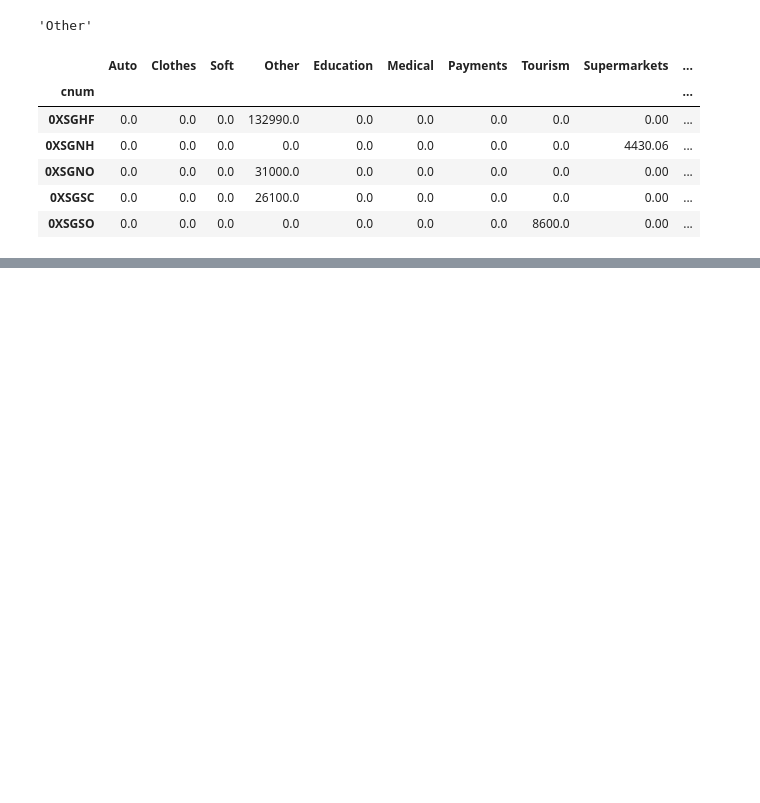
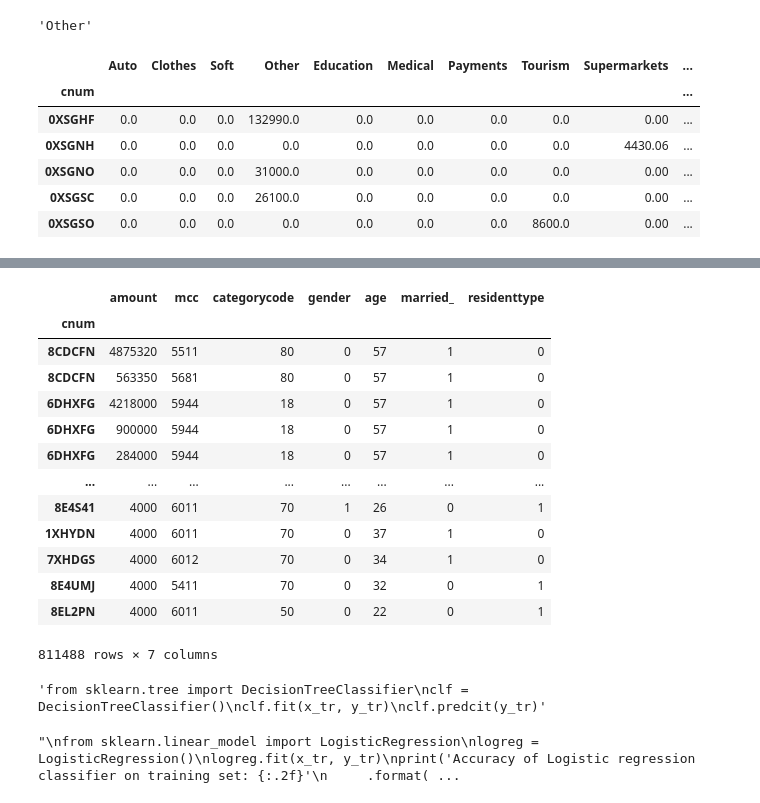
Before and after one commit to qwizor1337/Learning_with_D, a Jupyter notebook: 02/06_02/Вадим_06_02_2021.ipynb, the cells around one changed output, grey strips where cells are left out. Cells and saved outputs as stored; diff of their text form; code cells hidden in the pictures; blank space fills up the shorter version.

```diff
--- a/02/06_02/Вадим_06_02_2021.ipynb
+++ b/02/06_02/Вадим_06_02_2021.ipynb
@@ -338,0 +405,29 @@ transacts.head()
+# %%
+trans_df = pd.read_csv(path+'tr100k.csv', index_col = 0).copy()
+cl_list_df = cl_lst.copy()
+trans_df.drop(['mrchcity', 'mrchname'], axis = 1, inplace = True)
+cl_list_df.gender.replace({'M':0, 'F': 1}, inplace = True)
+cl_list_df.married_.replace({'not_married':0, 'married': 1}, inplace = True)
+cl_list_df.residenttype.replace({'R':0, 'N': 1}, inplace = True)
+cl_list_df.rename(columns = {'cnum_':'cnum'}, inplace = True)
+# %%
+df = pd.merge(trans_df, cl_list_df, on = 'cnum')
+df.drop('purchdate', axis = 1, inplace = True)
+df.set_index('cnum', inplace = True)
+df['amount'] = df['amount'].astype(np.int64)
+df
+# %% [output]
+|  | amount | mcc | categorycode | gender | age | married_ | residenttype |
+| cnum |  |  |  |  |  |  |  |
+| 8CDCFN | 4875320 | 5511 | 80 | 0 | 57 | 1 | 0 |
+| 8CDCFN | 563350 | 5681 | 80 | 0 | 57 | 1 | 0 |
+| 6DHXFG | 4218000 | 5944 | 18 | 0 | 57 | 1 | 0 |
+| 6DHXFG | 900000 | 5944 | 18 | 0 | 57 | 1 | 0 |
+| 6DHXFG | 284000 | 5944 | 18 | 0 | 57 | 1 | 0 |
+| ... | ... | ... | ... | ... | ... | ... | ... |
+| 8E4S41 | 4000 | 6011 | 70 | 1 | 26 | 0 | 1 |
+| 1XHYDN | 4000 | 6011 | 70 | 0 | 37 | 1 | 0 |
+| 7XHDGS | 4000 | 6012 | 70 | 0 | 34 | 1 | 0 |
+| 8E4UMJ | 4000 | 5411 | 70 | 0 | 32 | 0 | 1 |
+| 8EL2PN | 4000 | 6011 | 50 | 0 | 22 | 0 | 1 |
+811488 rows × 7 columns
@@ -338,0 +440,19 @@ transacts.head()
+# %%
+"""from sklearn.tree import DecisionTreeClassifier
+clf = DecisionTreeClassifier()
+clf.fit(x_tr, y_tr)
+clf.predcit(y_tr)"""
+# %% [output]
+'from sklearn.tree import DecisionTreeClassifier\nclf = DecisionTreeClassifier()\nclf.fit(x_tr, y_tr)\nclf.predcit(y_tr)'
+# %%
+"""
+from sklearn.linear_model import LogisticRegression
+logreg = LogisticRegression()
+logreg.fit(x_tr, y_tr)
+print('Accuracy of Logistic regression classifier on training set: {:.2f}'
+     .format(logreg.score(x_tr, y_tr)))
+print('Accuracy of Logistic regression classifier on test set: {:.2f}'
+     .format(logreg.score(x_ts, y_ts)))
+"""
+# %% [output]
+"\nfrom sklearn.linear_model import LogisticRegression\nlogreg = LogisticRegression()\nlogreg.fit(x_tr, y_tr)\nprint('Accuracy of Logistic regression classifier on training set: {:.2f}'\n     .format( ...
```
Also changed, not shown: parts of 23 cells of this notebook.
